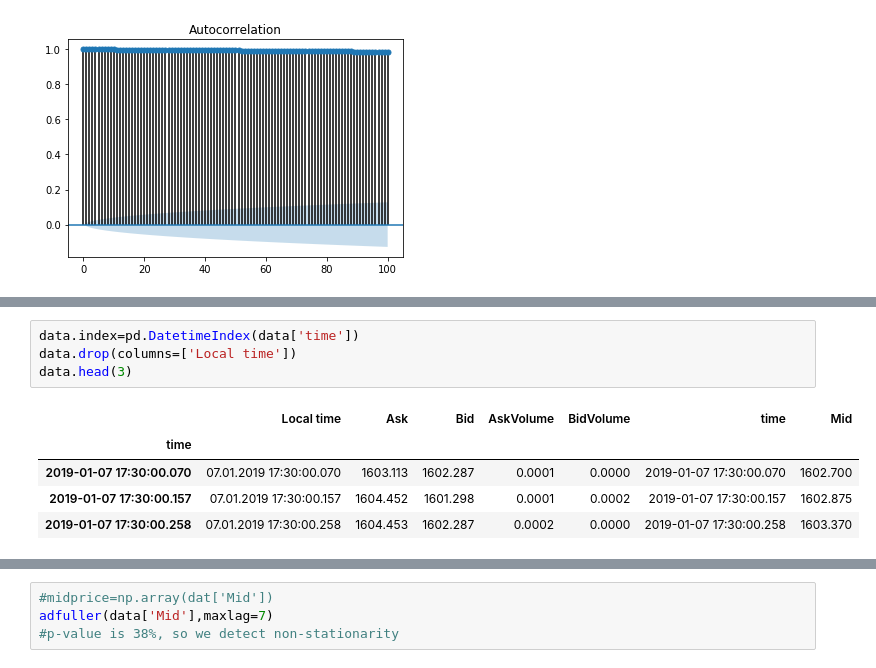
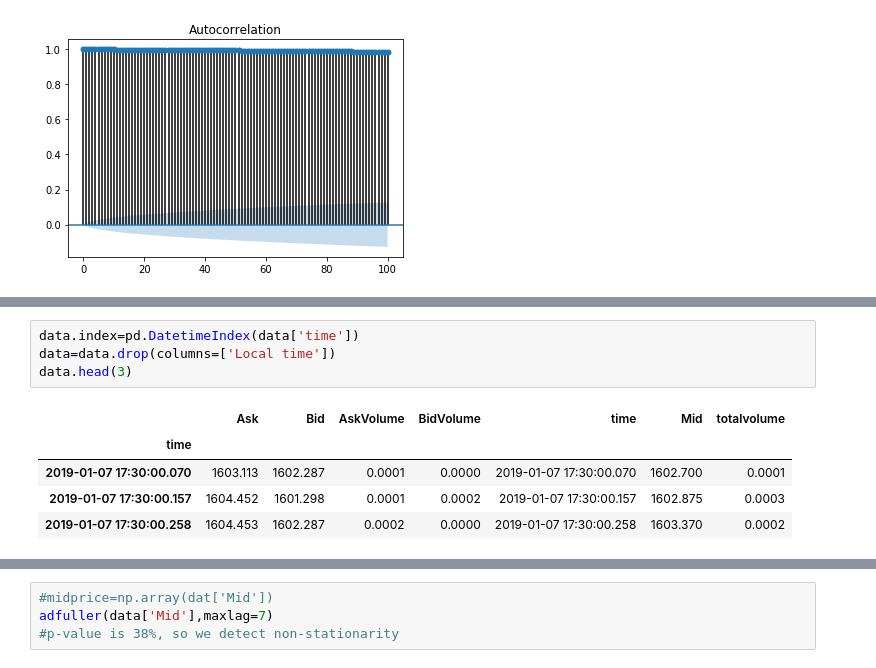
Before and after one commit to anastasia-yaschenko/stocks, a Jupyter notebook: trial_simple_model.ipynb, the cells around one changed output, grey strips where cells are left out. Drawn from its saved outputs; the diff is of its cells as text.

```diff
--- a/trial_simple_model.ipynb
+++ b/trial_simple_model.ipynb
@@ -46,10 +61,10 @@ plt.show()
 # %%
 data.index=pd.DatetimeIndex(data['time'])
-data.drop(columns=['Local time'])
+data=data.drop(columns=['Local time'])
 data.head(3)
 # %% [output]
-|  | Local time | Ask | Bid | AskVolume | BidVolume | time | Mid |
+|  | Ask | Bid | AskVolume | BidVolume | time | Mid | totalvolume |
 | time |  |  |  |  |  |  |  |
-| 2019-01-07 17:30:00.070 | 07.01.2019 17:30:00.070 | 1603.113 | 1602.287 | 0.0001 | 0.0000 | 2019-01-07 17:30:00.070 | 1602.700 |
-| 2019-01-07 17:30:00.157 | 07.01.2019 17:30:00.157 | 1604.452 | 1601.298 | 0.0001 | 0.0002 | 2019-01-07 17:30:00.157 | 1602.875 |
-| 2019-01-07 17:30:00.258 | 07.01.2019 17:30:00.258 | 1604.453 | 1602.287 | 0.0002 | 0.0000 | 2019-01-07 17:30:00.258 | 1603.370 |
+| 2019-01-07 17:30:00.070 | 1603.113 | 1602.287 | 0.0001 | 0.0000 | 2019-01-07 17:30:00.070 | 1602.700 | 0.0001 |
+| 2019-01-07 17:30:00.157 | 1604.452 | 1601.298 | 0.0001 | 0.0002 | 2019-01-07 17:30:00.157 | 1602.875 | 0.0003 |
+| 2019-01-07 17:30:00.258 | 1604.453 | 1602.287 | 0.0002 | 0.0000 | 2019-01-07 17:30:00.258 | 1603.370 | 0.0002 |
```
Also changed, not shown: parts of 17 cells of this notebook.
